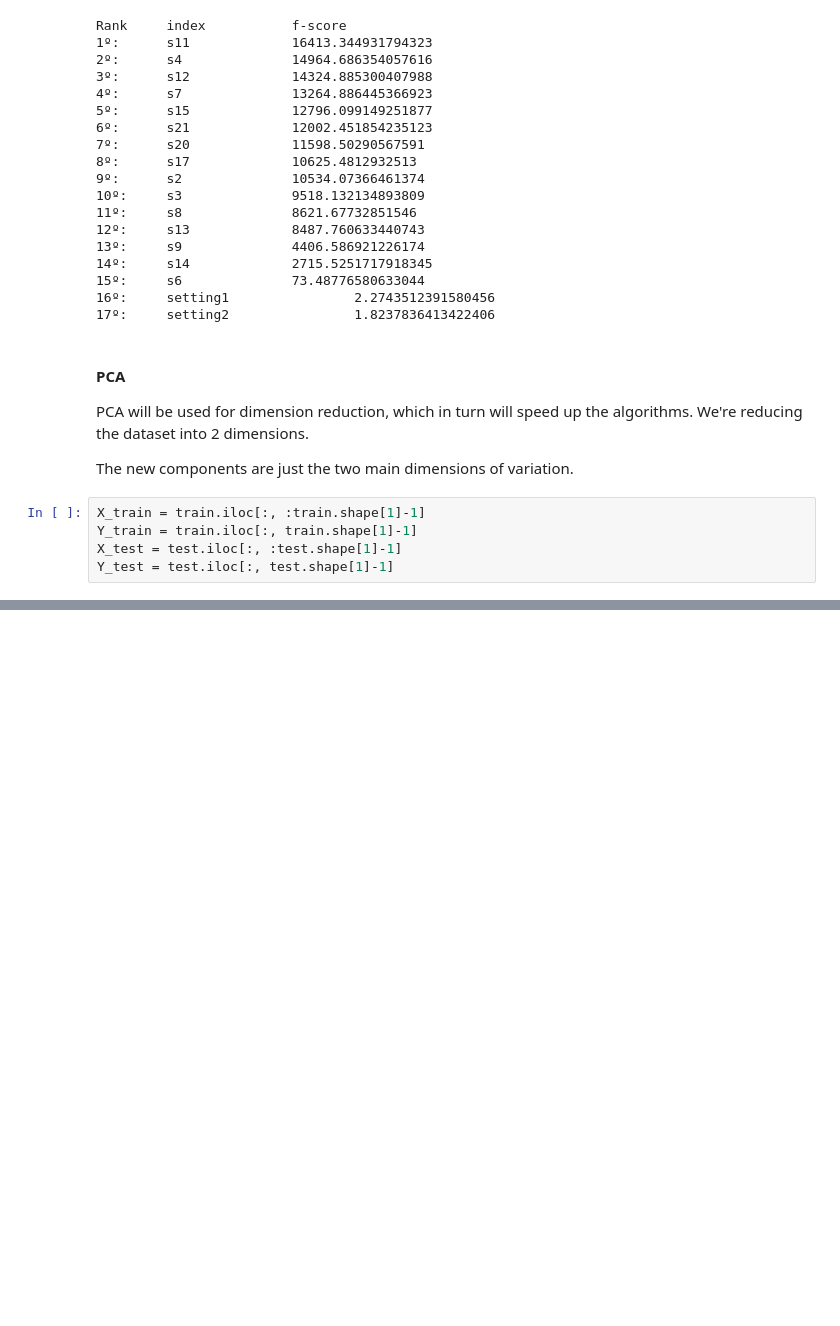
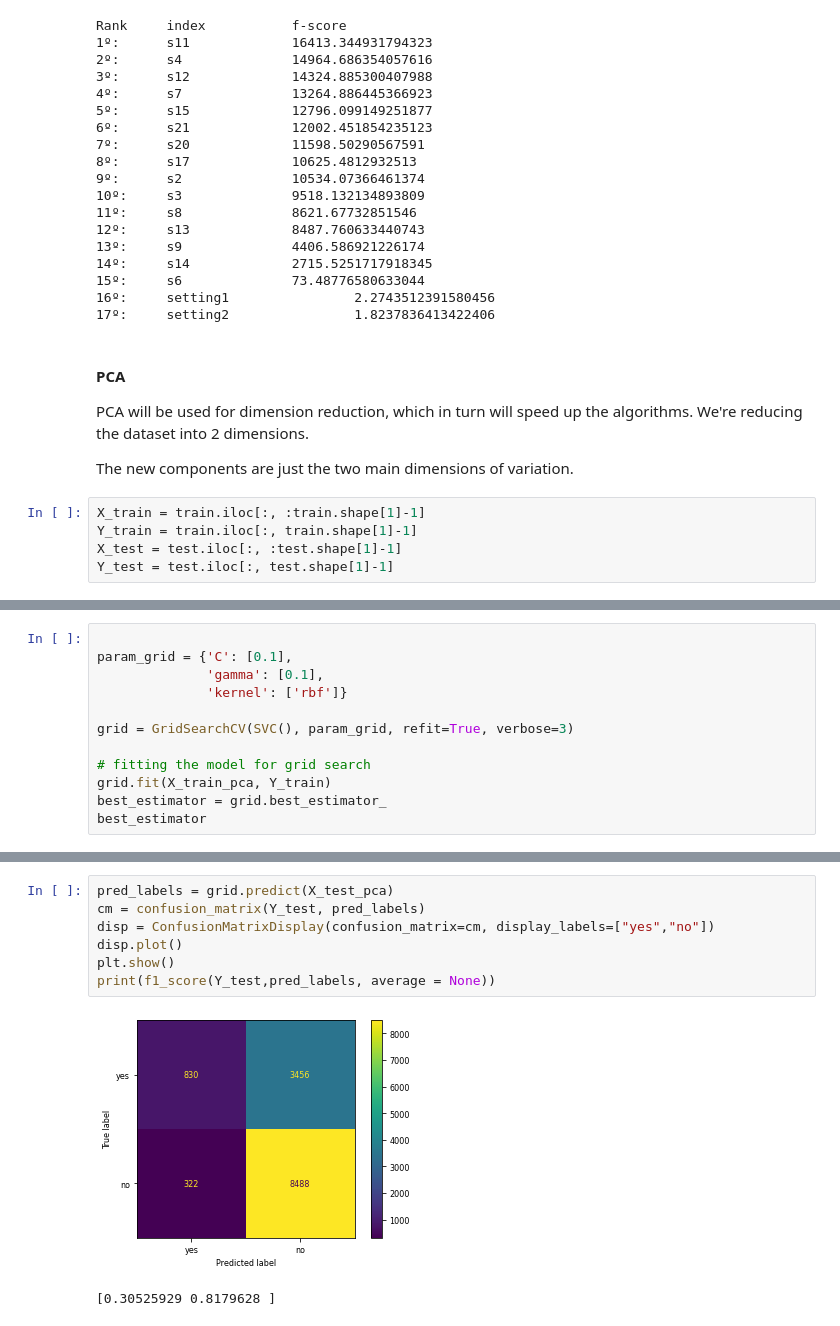
Before and after one commit to PedroMarques27/ED, a Jupyter notebook: Data_mining_Notebook.ipynb, the cells around one changed output, grey strips where cells are left out. Saved outputs shown, nothing was run; the diff lists cells and outputs as text; blank space fills up the shorter version.

```diff
--- a/Data_mining_Notebook.ipynb
+++ b/Data_mining_Notebook.ipynb
@@ -398,0 +414,12 @@ ax.grid()
+# %%
+
+param_grid = {'C': [0.1],
+              'gamma': [0.1],
+              'kernel': ['rbf']}
+
+grid = GridSearchCV(SVC(), param_grid, refit=True, verbose=3)
+
+# fitting the model for grid search
+grid.fit(X_train_pca, Y_train)
+best_estimator = grid.best_estimator_
+best_estimator
@@ -398,0 +434,10 @@ ax.grid()
+# %%
+pred_labels = grid.predict(X_test_pca)
+cm = confusion_matrix(Y_test, pred_labels)
+disp = ConfusionMatrixDisplay(confusion_matrix=cm, display_labels=["yes","no"])
+disp.plot()
+plt.show()
+print(f1_score(Y_test,pred_labels, average = None))
+# %% [output]
+[figure, added]
+[0.30525929 0.8179628 ]
```
Also changed, not shown: parts of 17 cells of this notebook.
